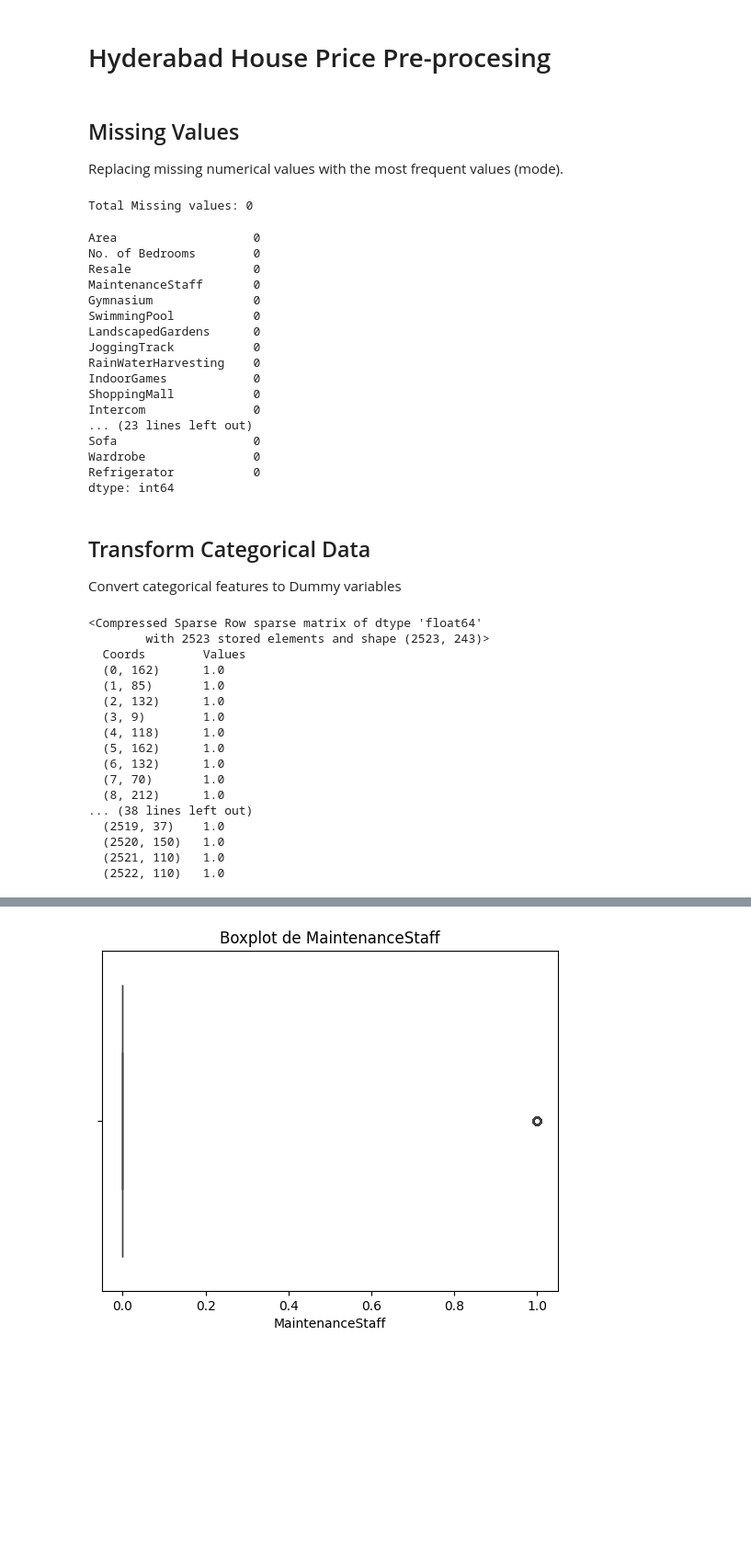
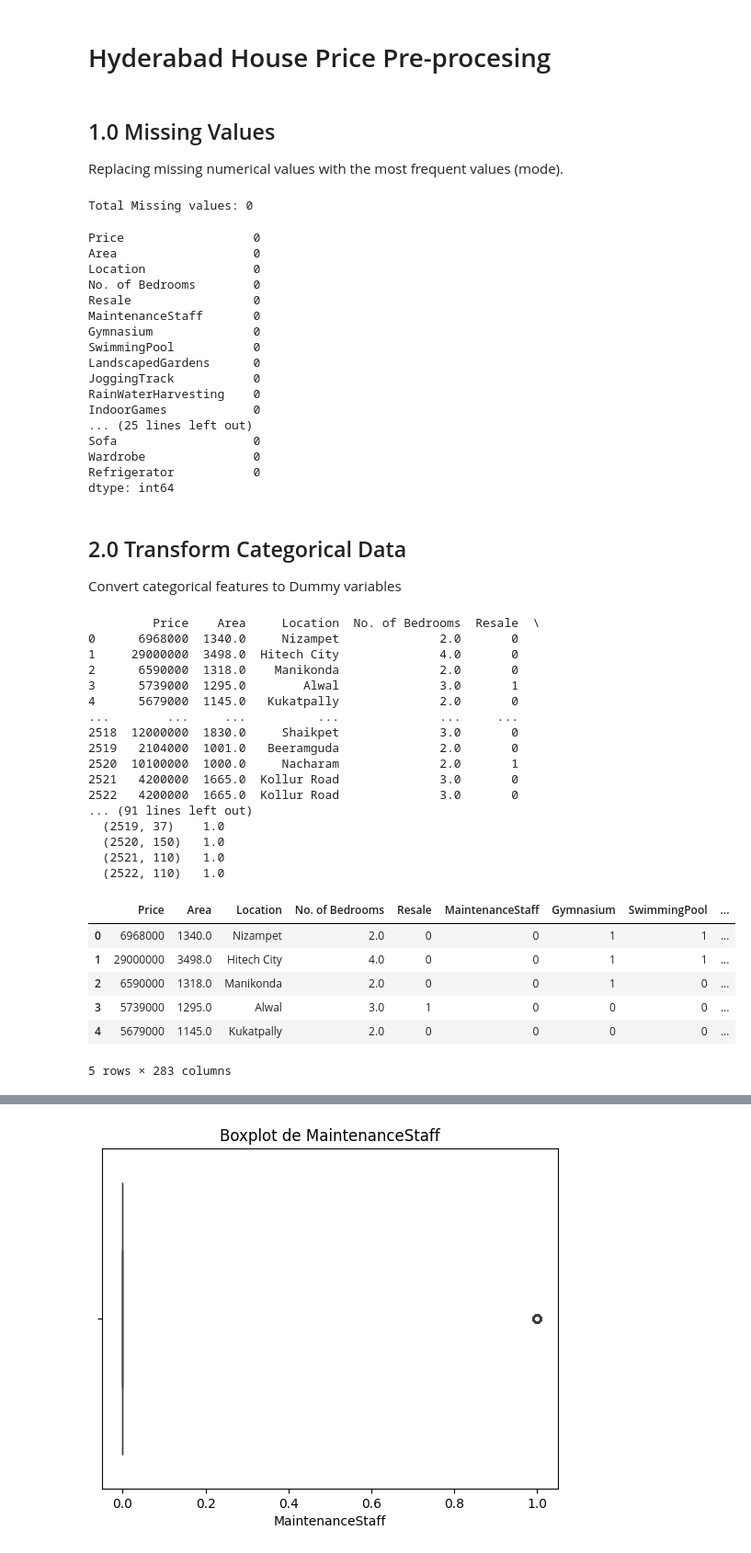
Before and after one commit to albertbolanoss/labs_machine_learning, a Jupyter notebook: notebooks/regresion_lineal/hyderabad_house_price/2.0_pre-processing.ipynb, the cells around one changed output, grey strips where cells are left out. Shown at 92% size. Drawn from its saved outputs; the diff is of its cells as text; code cells hidden in the pictures; blank space fills up the shorter version.

Commit message:
Pre procesing housing price dataset

```diff
--- a/notebooks/regresion_lineal/hyderabad_house_price/2.0_pre-processing.ipynb
+++ b/notebooks/regresion_lineal/hyderabad_house_price/2.0_pre-processing.ipynb
@@ -17,5 +28,5 @@ features_ds = house_prices_ds.drop(columns=[PRICE])
 # %% [markdown]
-## Missing Values
+## 1.0 Missing Values
 
 Replacing missing numerical values with the most frequent values (mode).
 # %%
@@ -104,16 +115,19 @@ df = area_imputer.fit_transform(df)
 
 # Impute Bed rooms with the Custom Window Imputer
 bed_imputer = WindowImputer(column=BED_ROOMS, label_col=PRICE, window=1000, agg="median")
-df = bed_imputer.fit_transform(df)
+imputed_features_df = bed_imputer.fit_transform(df)
 
-# Getting numeric features
-numeric_features_df = df.drop(columns=["Price", "Location"], errors="ignore").copy()
+# Write processed dataset
+processed_ds = convertArrayToDataset(imputed_features_df)
+exportDataset(processed_ds, "1_nullables")
 
-print("Total Missing values:", numeric_features_df.isna().sum().sum())
-numeric_features_df.isnull().sum()
+print("Total Missing values:", processed_ds.isna().sum().sum())
+processed_ds.isnull().sum()
 # %% [output]
 Total Missing values: 0
+Price                  0
 Area                   0
+Location               0
 No. of Bedrooms        0
 Resale                 0
 MaintenanceStaff       0
@@ -123,47 +137,71 @@ LandscapedGardens      0
 JoggingTrack           0
 RainWaterHarvesting    0
 IndoorGames            0
-ShoppingMall           0
-Intercom               0
-... (23 lines left out)
+... (25 lines left out)
 Sofa                   0
 Wardrobe               0
 Refrigerator           0
 dtype: int64
 # %% [markdown]
-## Transform Categorical Data
+## 2.0 Transform Categorical Data
 
 Convert categorical features to Dummy variables
 # %%
 ## Transform Categorical Data
 import pandas as pd
 from sklearn.preprocessing import OneHotEncoder
 
+df = house_prices_ds.copy()
+
 # Create encoder
 encoder = OneHotEncoder(sparse_output=True, drop=None, handle_unknown="ignore")
 
 # Set and transform Location
-location_encoded = encoder.fit_transform(house_prices_ds[["Location"]])
+print(processed_ds)
+location_encoded = encoder.fit_transform(df[["Location"]])
 print(location_encoded)
 
+
 # Alternative: use dummy variables when there are few categories
-# house_prices_ds_encoded = pd.get_dummies(house_prices_ds, columns=["Location"])
+# house_prices_ds_encoded = pd.get_dummies(processed_ds, columns=["Location"])
+
+categorical_features_df = pd.DataFrame(
+    location_encoded.toarray(),
+    columns=encoder.get_feature_names_out([LOCATION]),
+    index=house_prices_ds.index
+)
+
+processed_ds = pd.concat(
+    [processed_ds, categorical_features_df],
+    axis=1
+)
+
+exportDataset(processed_ds, "2_categorical")
+
+processed_ds.head()
 # %% [output]
-<Compressed Sparse Row sparse matrix of dtype 'float64'
-        with 2523 stored elements and shape (2523, 243)>
-  Coords        Values
-  (0, 162)      1.0
-  (1, 85)       1.0
-  (2, 132)      1.0
-  (3, 9)        1.0
-  (4, 118)      1.0
-  (5, 162)      1.0
-  (6, 132)      1.0
-  (7, 70)       1.0
-  (8, 212)      1.0
-... (38 lines left out)
+         Price    Area     Location  No. of Bedrooms  Resale  \
+0      6968000  1340.0     Nizampet              2.0       0
+1     29000000  3498.0  Hitech City              4.0       0
+2      6590000  1318.0    Manikonda              2.0       0
+3      5739000  1295.0        Alwal              3.0       1
+4      5679000  1145.0   Kukatpally              2.0       0
+...        ...     ...          ...              ...     ...
+2518  12000000  1830.0     Shaikpet              3.0       0
+2519   2104000  1001.0   Beeramguda              2.0       0
+2520  10100000  1000.0     Nacharam              2.0       1
+2521   4200000  1665.0  Kollur Road              3.0       0
+2522   4200000  1665.0  Kollur Road              3.0       0
+... (91 lines left out)
   (2519, 37)    1.0
   (2520, 150)   1.0
   (2521, 110)   1.0
   (2522, 110)   1.0
+|  | Price | Area | Location | No. of Bedrooms | Resale | MaintenanceStaff | Gymnasium | SwimmingPool | ... |
+| 0 | 6968000 | 1340.0 | Nizampet | 2.0 | 0 | 0 | 1 | 1 | ... |
+| 1 | 29000000 | 3498.0 | Hitech City | 4.0 | 0 | 0 | 1 | 1 | ... |
+| 2 | 6590000 | 1318.0 | Manikonda | 2.0 | 0 | 0 | 1 | 0 | ... |
+| 3 | 5739000 | 1295.0 | Alwal | 3.0 | 1 | 0 | 0 | 0 | ... |
+| 4 | 5679000 | 1145.0 | Kukatpally | 2.0 | 0 | 0 | 0 | 0 | ... |
+5 rows × 283 columns
 # %% [markdown]
```
Also changed, not shown: parts of 7 cells of this notebook, 3 other files.
